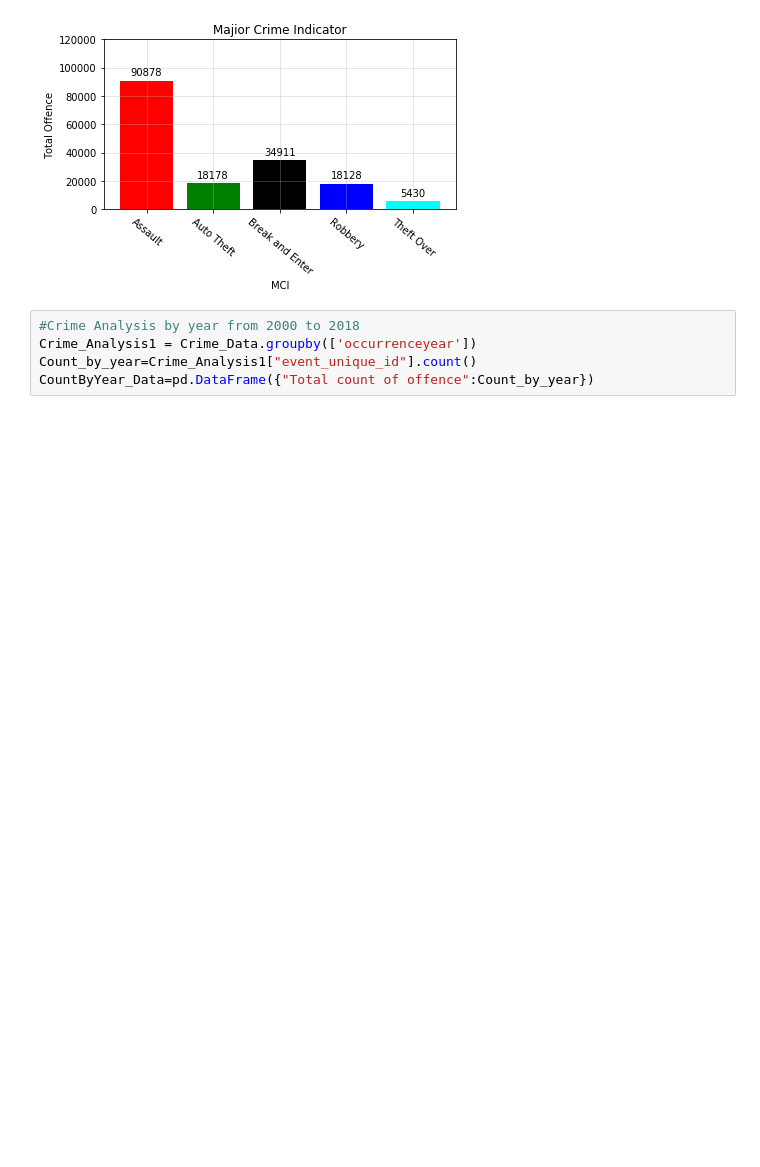
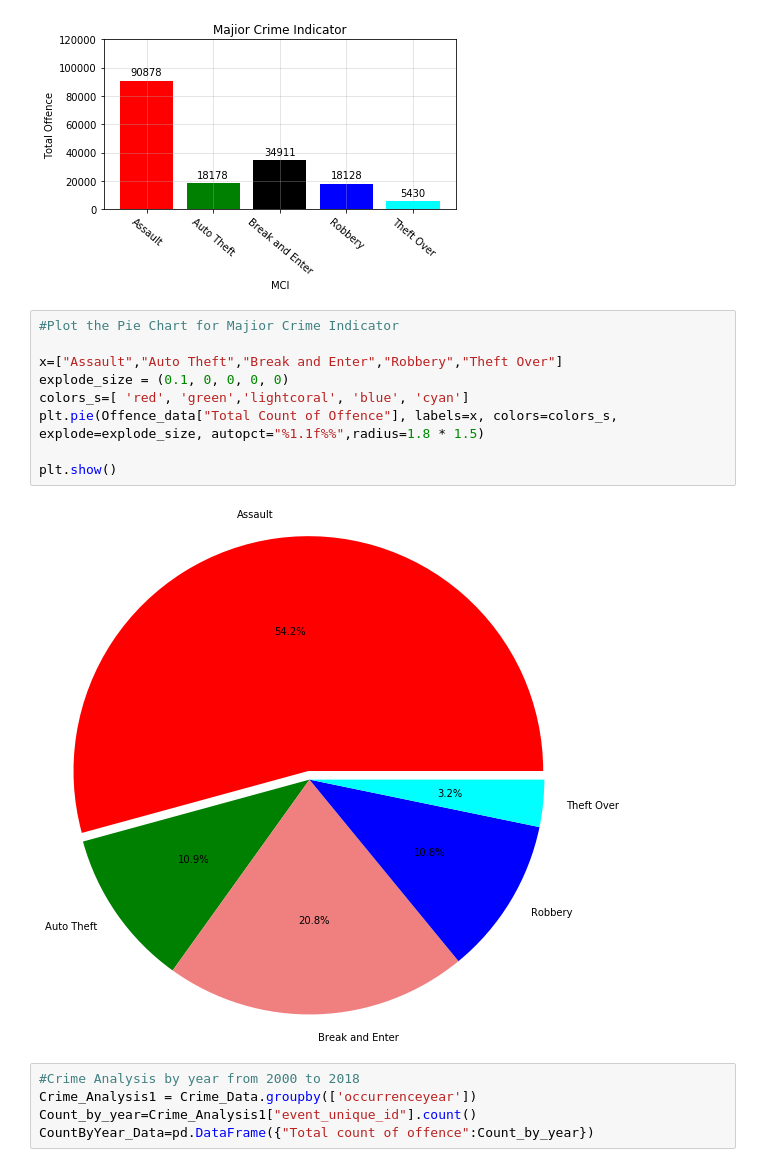
Before and after one commit to NitinMadaan/TDOT-Project, a Jupyter notebook: Project1.ipynb, the cells around one changed output. Cells and saved outputs as stored; diff of their text form; blank space fills up the shorter version.

```diff
--- a/Project1.ipynb
+++ b/Project1.ipynb
@@ -169,6 +173,17 @@ plt.grid(alpha = .4)
 plt.tight_layout()
 # %% [output]
 [figure]
+# %%
+#Plot the Pie Chart for Majior Crime Indicator
+
+x=["Assault","Auto Theft","Break and Enter","Robbery","Theft Over"]
+explode_size = (0.1, 0, 0, 0, 0)
+colors_s=[ 'red', 'green','lightcoral', 'blue', 'cyan']
+plt.pie(Offence_data["Total Count of Offence"], labels=x, colors=colors_s, explode=explode_size, autopct="%1.1f%%",radius=1.8 * 1.5)
+
+plt.show()
+# %% [output]
+[figure, added]
 # %%
 #Crime Analysis by year from 2000 to 2018
 Crime_Analysis1 = Crime_Data.groupby(['occurrenceyear'])
```
Also changed, not shown: parts of 4 cells of this notebook.
